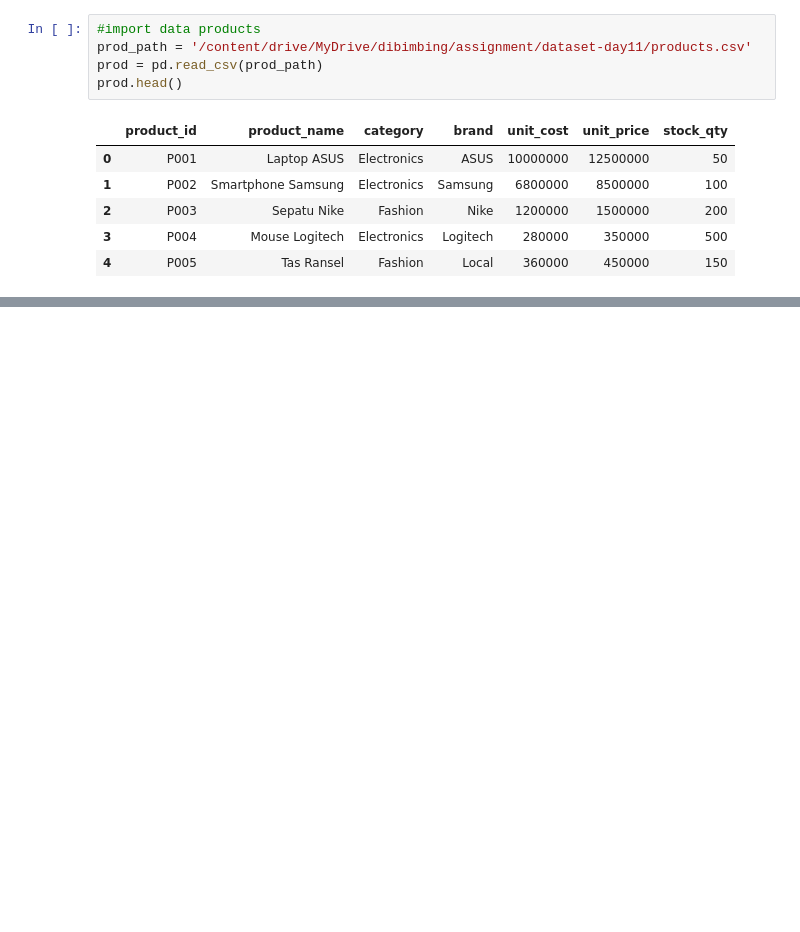
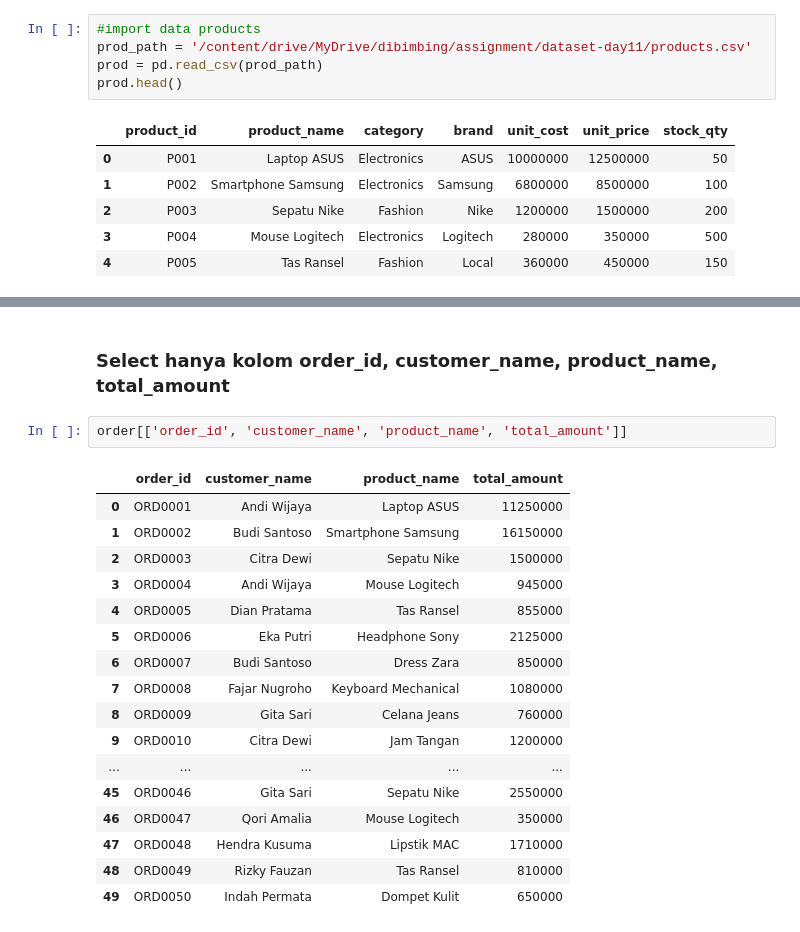
Before and after one commit to galahad20/assignment_Data_Manipulation, a Jupyter notebook: ASSIGNMENT_TEMP_DE14_DAY11_DIMAS_ABIAN_IHSAN.ipynb, the cells around one changed output, grey strips where cells are left out. Saved outputs shown, nothing was run; the diff lists cells and outputs as text; blank space fills up the shorter version.

```diff
--- a/ASSIGNMENT_TEMP_DE14_DAY11_DIMAS_ABIAN_IHSAN.ipynb
+++ b/ASSIGNMENT_TEMP_DE14_DAY11_DIMAS_ABIAN_IHSAN.ipynb
@@ -75,0 +197,22 @@ prod.head()
+# %% [markdown]
+### Select hanya kolom order_id, customer_name, product_name, total_amount
+# %%
+order[['order_id', 'customer_name', 'product_name', 'total_amount']]
+# %% [output]
+|  | order_id | customer_name | product_name | total_amount |
+| 0 | ORD0001 | Andi Wijaya | Laptop ASUS | 11250000 |
+| 1 | ORD0002 | Budi Santoso | Smartphone Samsung | 16150000 |
+| 2 | ORD0003 | Citra Dewi | Sepatu Nike | 1500000 |
+| 3 | ORD0004 | Andi Wijaya | Mouse Logitech | 945000 |
+| 4 | ORD0005 | Dian Pratama | Tas Ransel | 855000 |
+| 5 | ORD0006 | Eka Putri | Headphone Sony | 2125000 |
+| 6 | ORD0007 | Budi Santoso | Dress Zara | 850000 |
+| 7 | ORD0008 | Fajar Nugroho | Keyboard Mechanical | 1080000 |
+| 8 | ORD0009 | Gita Sari | Celana Jeans | 760000 |
+| 9 | ORD0010 | Citra Dewi | Jam Tangan | 1200000 |
+| ... | ... | ... | ... | ... |
+| 45 | ORD0046 | Gita Sari | Sepatu Nike | 2550000 |
+| 46 | ORD0047 | Qori Amalia | Mouse Logitech | 350000 |
+| 47 | ORD0048 | Hendra Kusuma | Lipstik MAC | 1710000 |
+| 48 | ORD0049 | Rizky Fauzan | Tas Ransel | 810000 |
+| 49 | ORD0050 | Indah Permata | Dompet Kulit | 650000 |
```
Also changed, not shown: parts of 10 cells of this notebook.
